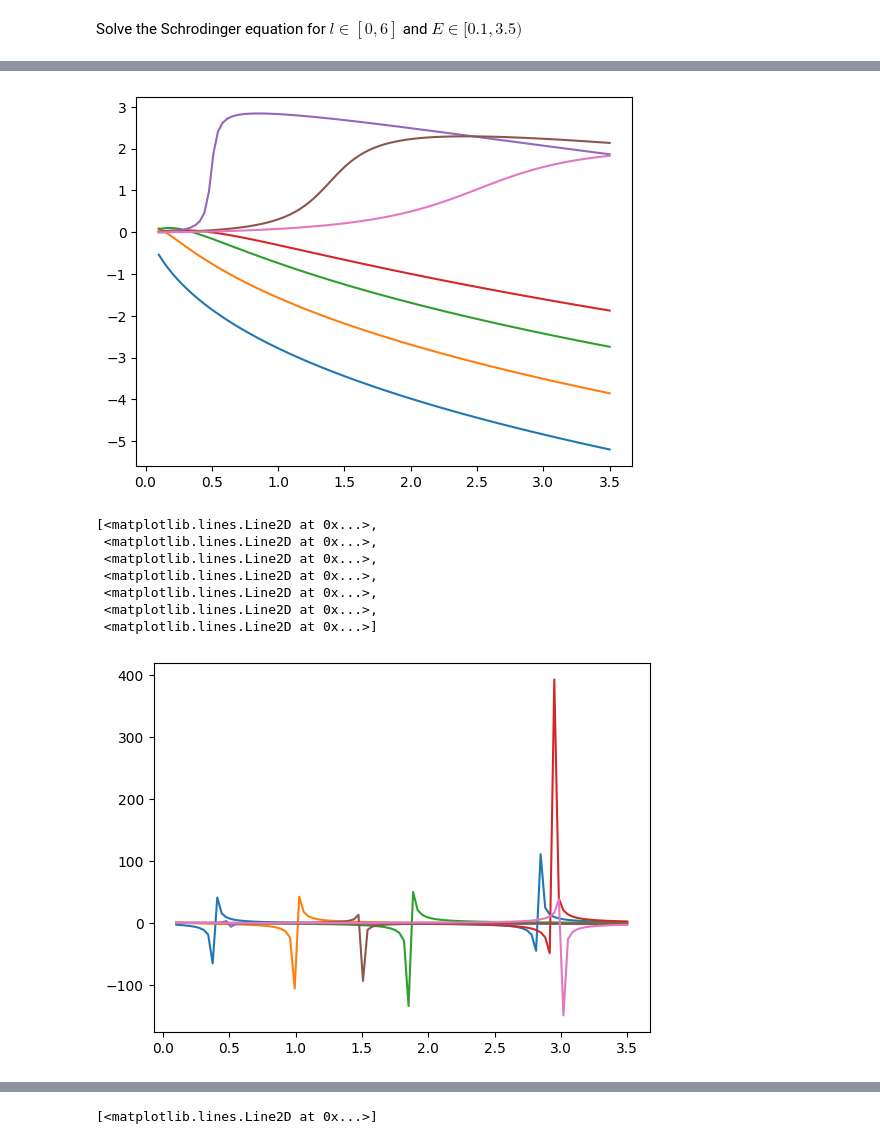
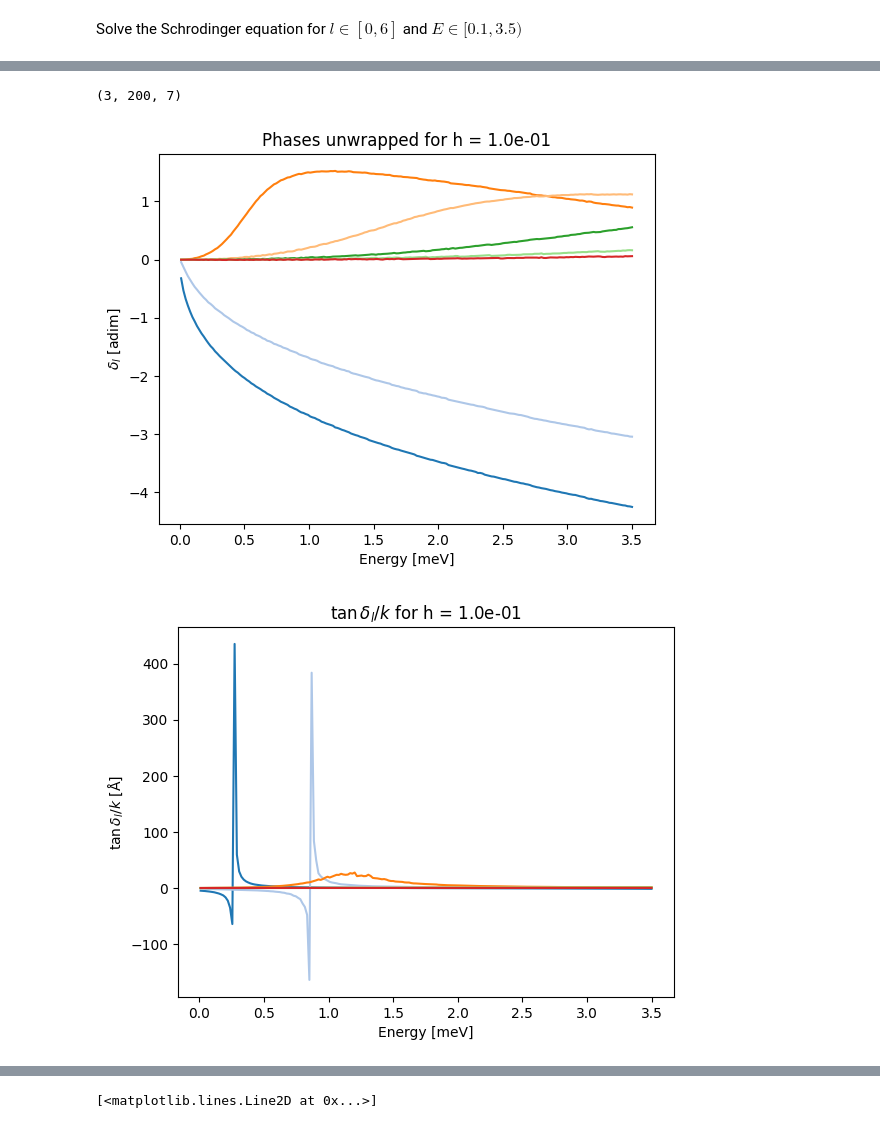
Before and after one commit to ihategoto/physipy, a Jupyter notebook: physipy/notebooks/phase_shifts_scattering.ipynb, the cells around one changed output, grey strips where cells are left out. Cells and saved outputs as stored; diff of their text form; code cells hidden in the pictures.

Commit message:
Phase shifts 2

```diff
--- a/physipy/notebooks/phase_shifts_scattering.ipynb
+++ b/physipy/notebooks/phase_shifts_scattering.ipynb
@@ -28,14 +29,18 @@ kwargs = {'hbar_squared_over_2_m' : 2.098599, 'sigma' : 2, 'epsilon' : 5.99}
 # %%
 # print the effective potential for different angular momenta
-r = np.linspace(0.9 * kwargs['sigma'], 6, 1000)
+r = np.linspace(0.9 * kwargs['sigma'], 10, 1000)
 ls = np.arange(0, 9, 1)
 
 plt.title('Effective potential for different angular momenta $L$')
+i = 0
 for _l in ls:
-    plt.plot(r, phys.effective_potential(r, _l, phys.lennard_jones, **kwargs), label = f'$L$ = {_l}')
+    color = cmap(i)
+    plt.plot(r, phys.effective_potential(r, _l, phys.lennard_jones, **kwargs), color = color, label = f'$L$ = {_l}')
+    i += 1
 
 plt.xlabel('Relative distance [Å]')
 plt.ylabel('Energy [meV]')
 plt.legend(ncols = 3, fancybox = True, shadow = True)
+plt.grid()
 plt.show()
 # %% [output]
@@ -51,10 +56,13 @@ grid = phys.potentials.helper_grid_lj(h, r_max, sigma = kwargs['sigma'])
 solver = phys.numerics.SolverOpts()
 
 plt.title('Asymptotic behaviour of the scattering wave functions')
+i = 0
 for _E in E:
     for _l in ls:
         coord, psi = phys.scattering.integrate_scattering_state(_E, _l, phys.potentials.lennard_jones, grid = grid, solver = solver, **kwargs)
+        color = cmap(i)
         plt.plot(coord, psi/np.max(psi), label = f'E = {_E:.3f} meV, L = {_l}')
+        i += 1
 
 plt.legend(loc = 'center left', ncols = 1, bbox_to_anchor=(1, 0.5), fancybox = True, shadow = True)
 plt.yticks(ticks = [])
@@ -67,8 +75,8 @@ plt.show()
 Solve the Schrodinger equation for $l \in [0, 6]$ and $E \in [0.1, 3.5)$
 # %%
 ls = np.arange(0, 7, 1)
-E = np.linspace(0.1, 3.5, 100)
-hs = [1e-1, 1e-2, 1e-3, 1e-4, 1e-5]
+E = np.linspace(0.01, 3.5, 200)
+hs = [1e-1, 1e-2, 1e-3]
 solver = phys.numerics.SolverOpts()
 # %%
 i = 0
@@ -114,16 +121,26 @@ KeyboardInterrupt:
+# %%
+phases_unwrap = np.unwrap(phases, period=np.pi, axis = 1)
+# %%
+phases_unwrap.shape
+# %% [output]
+(3, 200, 7)
 # %%
-phases_unwrap = np.unwrap(phases, period=np.pi, axis = -1)
+k = 0
+colors = [cmap(i) for i in range(cmap.N)]
+plt.rcParams['axes.prop_cycle'] = plt.cycler(color=colors)
 
-plt.plot(E, phases_unwrap.T)
-plt.show()
-plt.plot(E, (np.tan(phases_unwrap) / phys.wave_vector(E, **kwargs)).T)
+for h in hs:
+    plt.title(f'Phases unwrapped for h = {h:.1e}')
+    plt.xlabel('Energy [meV]')
+    plt.ylabel(r'$\delta_l$ [adim]')
+    plt.plot(E, phases_unwrap[k, :, :])
+    plt.show()
+    plt.xlabel('Energy [meV]')
+    plt.ylabel(r'$\tan{\delta_l} / k$ [Å]')
+    plt.title(r'$\tan{\delta_l} / k$' + f' for h = {h:.1e}')
+    plt.plot(E, (np.tan(phases_unwrap[k, :, :]) / phys.wave_vector(E[:, None], **kwargs)))
+    plt.show()
+    k += 1
 # %% [output]
-[figure, old version]
+[figure, new version]
-[<matplotlib.lines.Line2D at 0x...>,
- <matplotlib.lines.Line2D at 0x...>,
- <matplotlib.lines.Line2D at 0x...>,
- <matplotlib.lines.Line2D at 0x...>,
- <matplotlib.lines.Line2D at 0x...>,
- <matplotlib.lines.Line2D at 0x...>,
- <matplotlib.lines.Line2D at 0x...>]
-[figure, old version]
+[figure, new version]
```
Also changed, not shown: parts of 7 cells of this notebook.
